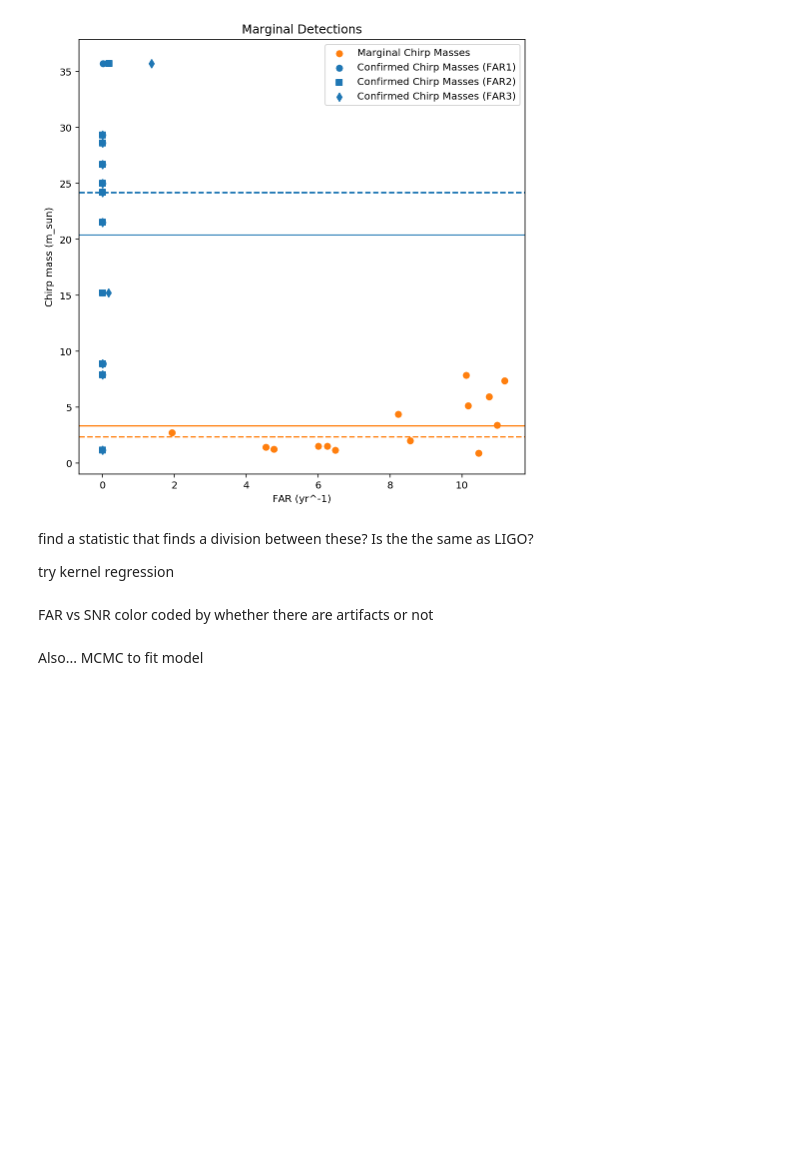
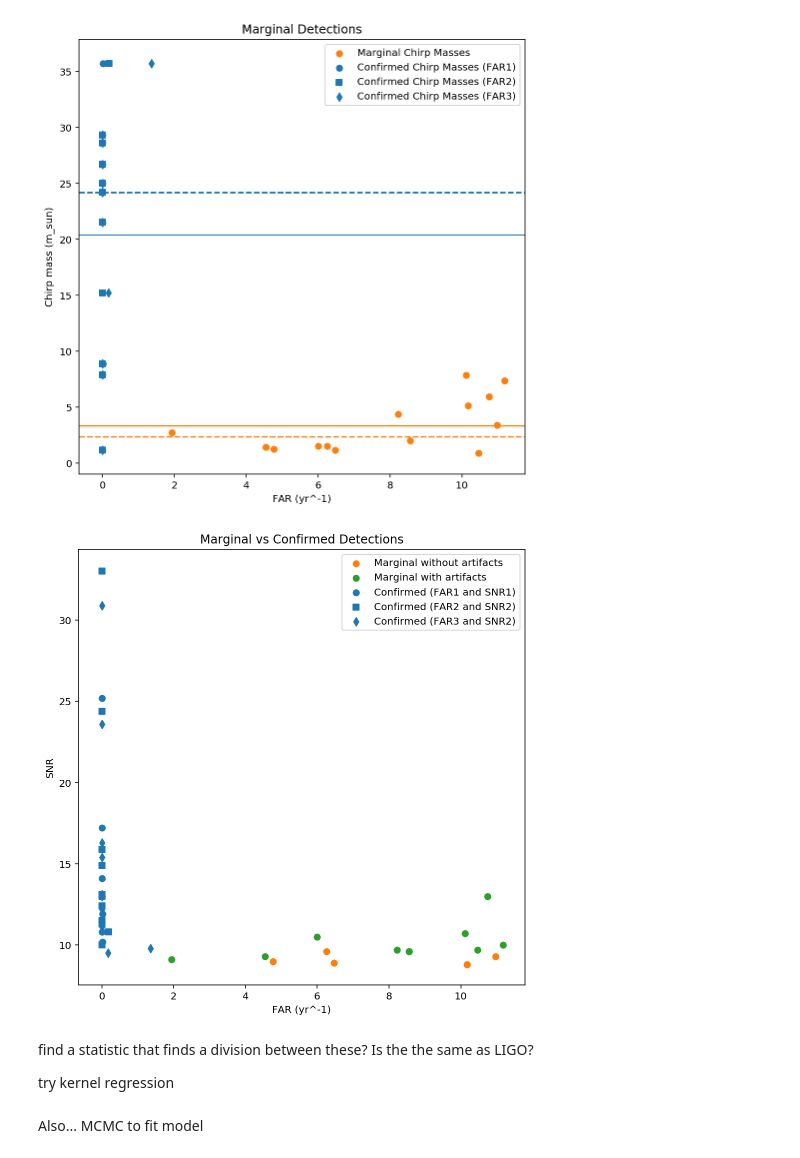
Before and after one commit to charlotteolsen/astrostats_GWproject, a Jupyter notebook: GW_project_massplots.ipynb, the cells around one changed output. Saved outputs shown, nothing was run; the diff lists cells and outputs as text; code cells hidden in the pictures; blank space fills up the shorter version.

Commit message:
SNR vs FAR plot color coded by data quality

```diff
--- a/GW_project_massplots.ipynb
+++ b/GW_project_massplots.ipynb
@@ -558,12 +558,38 @@ plt.title('Marginal Detections')
 ax.legend(frameon=True);
 # %% [output]
 [figure]
+# %%
+fig, ax = plt.subplots(figsize = (8,8))
+#ax.errorbar(eventlist,c_mass, yerr = (c_dnerr,c_uperr), label = 'Confirmed Chirp Masses',
+#            linestyle = '', capsize = 6, marker = 'o')
+
+for i in range(len(mg_far)):
+    if 'No' in mg_DQ[i]:
+        ax.scatter(mg_far[i],mg_snr[i], marker = 'o', color = 'C1')
+    else:
+        ax.scatter(mg_far[i],mg_snr[i], marker = 'o', color = 'C2')
+
+ax.scatter(mg_far[0],mg_snr[0], marker = 'o', color = 'C1', label = 'Marginal without artifacts')
+ax.scatter(mg_far[1],mg_snr[1], marker = 'o', color = 'C2', label = 'Marginal with artifacts')
+
+ax.scatter(far1_conf,snr1_conf, label = 'Confirmed (FAR1 and SNR1)', marker = 'o', color = 'C0')
+ax.scatter(far2_conf,snr2_conf, label = 'Confirmed (FAR2 and SNR2)', marker = 's', color = 'C0')
+ax.scatter(far3_conf,snr3_conf, label = 'Confirmed (FAR3 and SNR2)', marker = 'd', color = 'C0')
+
+
+plt.xlabel('FAR (yr^-1)')
+plt.ylabel('SNR')
+plt.title('Marginal vs Confirmed Detections')
+
+
+
+ax.legend(frameon=True);
+# %% [output]
+[figure, added]
 # %% [markdown]
 find a statistic that finds a division between these?  Is the the same as LIGO?
 
 try kernel regression
-# %% [markdown]
-FAR vs SNR color coded by whether there are artifacts or not
 # %% [markdown]
 Also... MCMC to fit model
 # %% [markdown]
```
